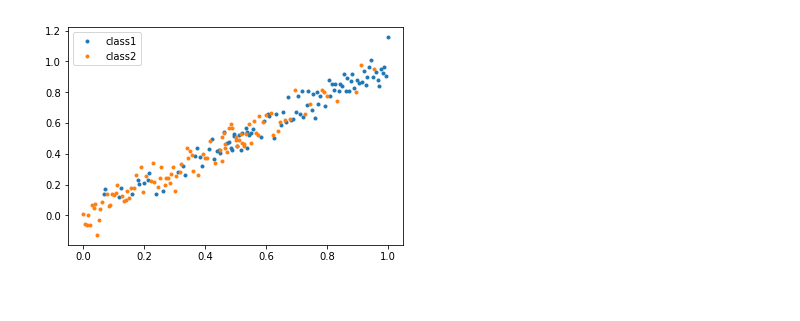
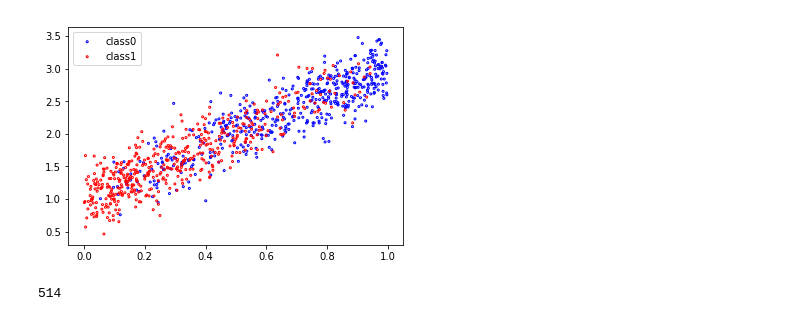
Before and after one commit to TSHTUM007/Masters_project, a Jupyter notebook: data_construct.ipynb, the cells around one changed output. Saved outputs shown, nothing was run; the diff lists cells and outputs as text; code cells hidden in the pictures.

```diff
--- a/data_construct.ipynb
+++ b/data_construct.ipynb
@@ -4,36 +6,40 @@ import pylab as plt
-# %%
-def f(x,m,c):
-    return m*x + c
-
-x1=np.linspace(0,0.55,100)
-y1=f(x1+np.random.normal(0,0.06,100),1,0)
-
-x2=np.linspace(0.45,1,100)
-y2=f(x2+np.random.normal(0,0.06,100),1,0)
-
-xx = np.concatenate((x1,x2))
-yy = np.concatenate((y1,y2))
-
-classx_x = []
-classo_x = []
-
-
-classx_y = []
-classo_y = []
-
-for i in range(len(xx)):
-    if np.random.uniform(0,1) <= xx[i]:
-        classx_x.append(xx[i])
-        classx_y.append(yy[i])
-    else:
-        classo_x.append(xx[i])
-        classo_y.append(yy[i])
-
-
-
-plt.plot(classx_x,classx_y,'.',label='class0') # class 0
-plt.plot(classo_x,classo_y,'.',label='class1') # class 1
-plt.legend()
-plt.show()
-# %% [output]
-[figure, removed]
+# %%
+def f(x):
+    return 2*x + 1
+
+x=np.random.uniform(0,1,1000)
+
+
+x0 = []
+y0 = []
+
+x1 = []
+y1 = []
+
+Y1=np.zeros(len(x))
+
+X1=np.zeros((len(x),2))
+
+
+for i in range(len(x)):
+
+
+    if np.random.random() < x[i]:
+        x0.append(x[i])
+        y0.append( f(x[i]) + np.random.normal(0,0.25)  )
+
+
+    else:
+        x1.append(x[i])
+        y1.append( f(x[i]) + np.random.normal(0,0.25) )
+
+
+
+plt.scatter(x0,y0,s=4,facecolors='none',edgecolors='b',label='class0') # class 0
+plt.scatter(x1,y1,s=4,facecolors='none',edgecolors='r', label='class1') # class 1
+plt.legend()
+plt.show()
+len(x0)
+# %% [output]
+[figure, added]
+514
```
Also changed, not shown: parts of 11 cells of this notebook.
